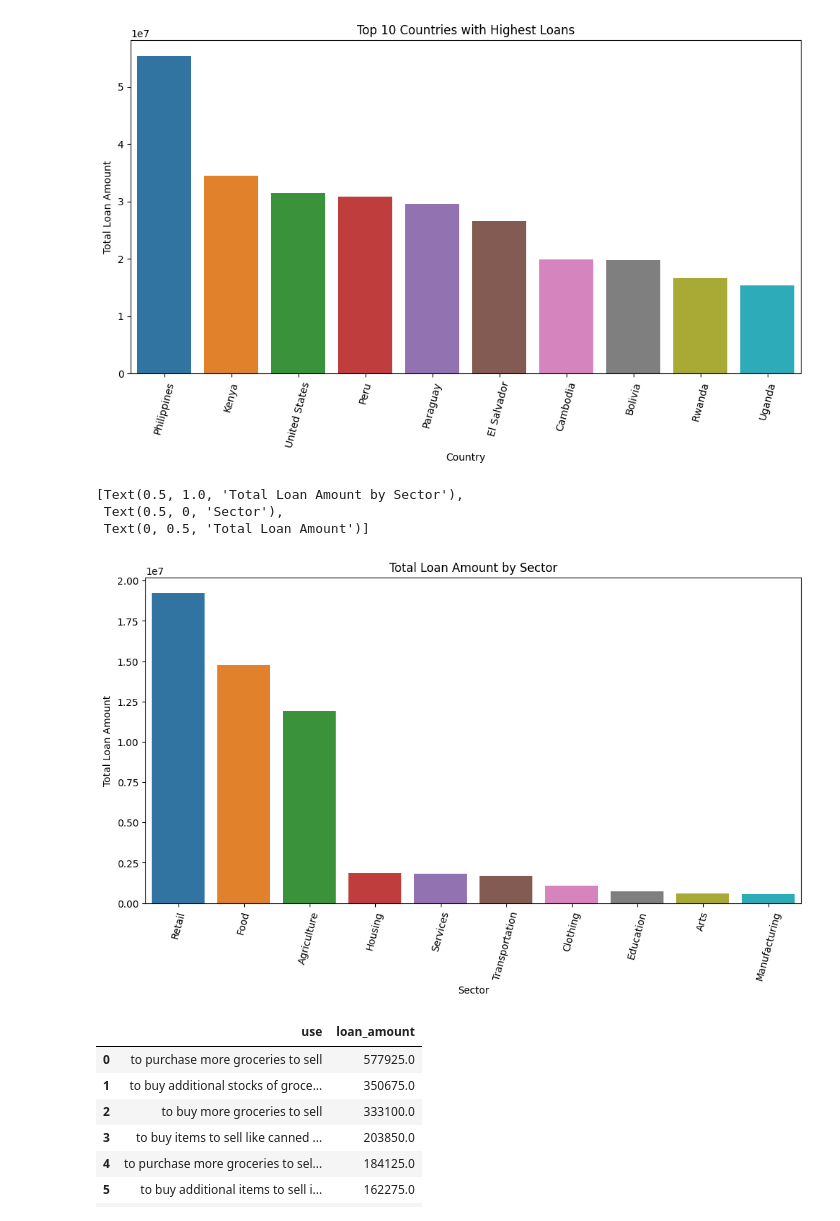
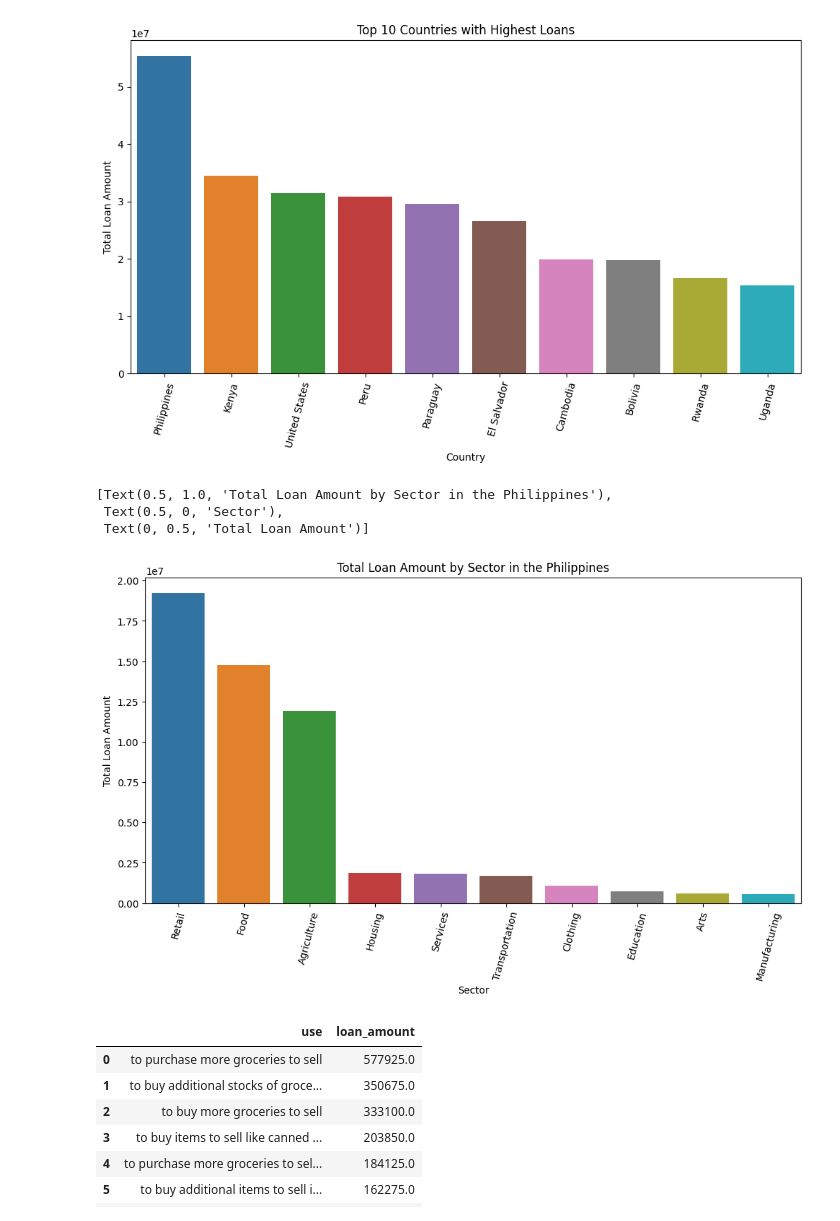
Before and after one commit to raycyril88/raycyril88.github.io, a Jupyter notebook: kpi-enhancement-project.ipynb, the cells around one changed output. Cells and saved outputs as stored; diff of their text form; code cells hidden in the pictures.

```diff
--- a/kpi-enhancement-project.ipynb
+++ b/kpi-enhancement-project.ipynb
@@ -55,13 +55,13 @@ philippines = kiva[kiva['country']== 'Philippines']. reset_index (drop = True)
 # %%
 loans_sector = philippines.groupby ('sector')['loan_amount'].sum().sort_values(ascending = False). reset_index().head(10)
 plt.figure (figsize = (12,6))
 plt.xticks (rotation = 75)
-sns.barplot (x= 'sector', y= 'loan_amount', data = loans_sector). set(title= 'Total Loan Amount by Sector', xlabel = "Sector", ylabel= 'Total Loan Amount')
+sns.barplot (x= 'sector', y= 'loan_amount', data = loans_sector). set(title= 'Total Loan Amount by Sector in the Philippines', xlabel = "Sector", ylabel= 'Total Loan Amount')
 # %% [output]
-[Text(0.5, 1.0, 'Total Loan Amount by Sector'),
+[Text(0.5, 1.0, 'Total Loan Amount by Sector in the Philippines'),
  Text(0.5, 0, 'Sector'),
  Text(0, 0.5, 'Total Loan Amount')]
-[figure, old version]
+[figure, new version]
 # %%
 #some loan uses are in repeat with one a "." or " " differentiating them. There, I used the following codes to join them.
 
```
Also changed, not shown: parts of 2 cells of this notebook.
